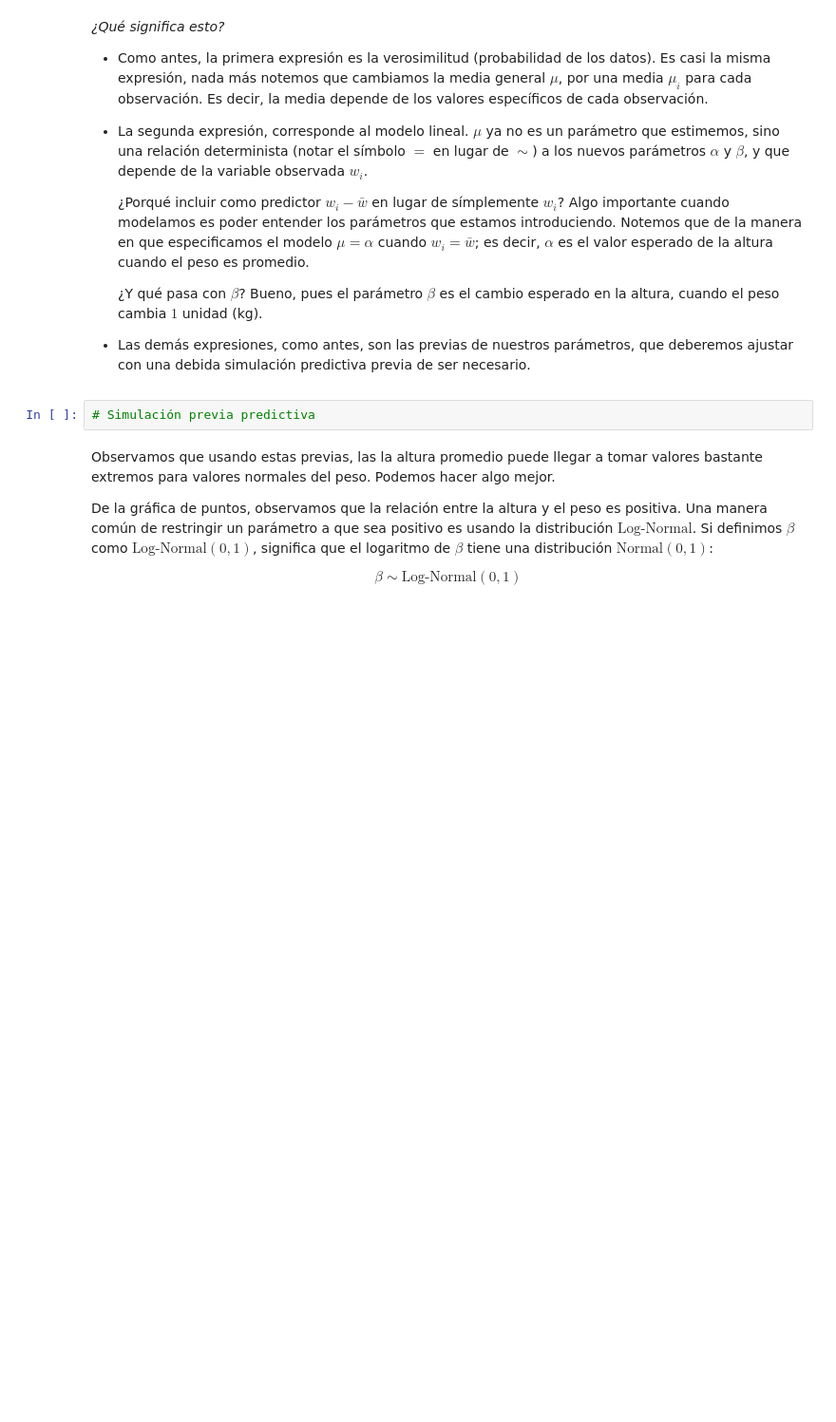
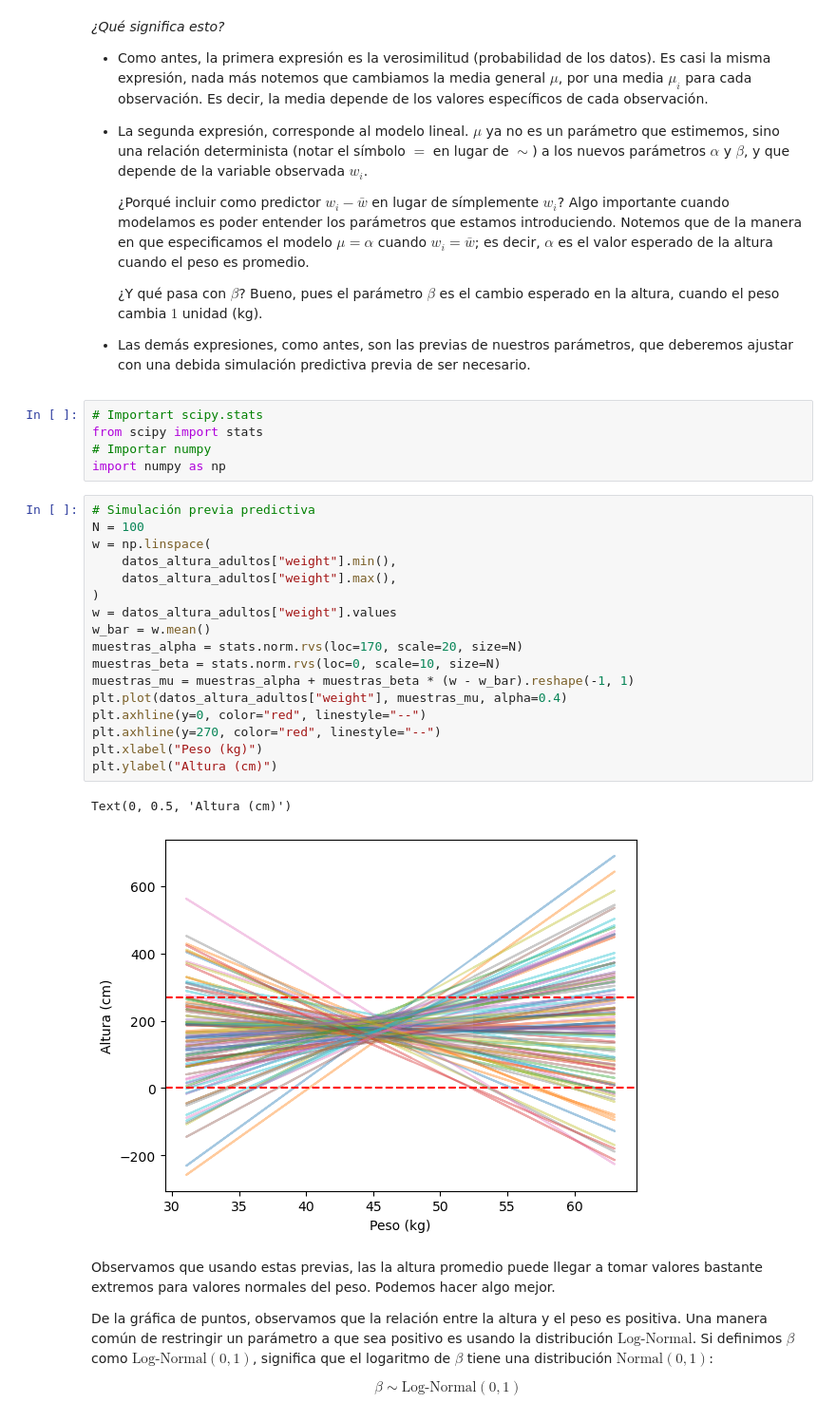
Before and after one commit to esjimenezro/mebo2024, a Jupyter notebook: modulo3/tema8/2-modelos-regresion-lineal.ipynb, the cells around one changed output. Shown at 95% size. Drawn from its saved outputs; the diff is of its cells as text; blank space fills up the shorter version.

```diff
--- a/modulo3/tema8/2-modelos-regresion-lineal.ipynb
+++ b/modulo3/tema8/2-modelos-regresion-lineal.ipynb
@@ -77,8 +104,31 @@ $$
   ¿Y qué pasa con $\beta$? Bueno, pues el parámetro $\beta$ es el cambio esperado en la altura, cuando el peso cambia $1$ unidad (kg).
 
 - Las demás expresiones, como antes, son las previas de nuestros parámetros, que deberemos ajustar con una debida simulación predictiva previa de ser necesario.
+# %%
+# Importart scipy.stats
+from scipy import stats
+# Importar numpy
+import numpy as np
 # %%
 # Simulación previa predictiva
+N = 100
+w = np.linspace(
+    datos_altura_adultos["weight"].min(),
+    datos_altura_adultos["weight"].max(),
+)
+w = datos_altura_adultos["weight"].values
+w_bar = w.mean()
+muestras_alpha = stats.norm.rvs(loc=170, scale=20, size=N)
+muestras_beta = stats.norm.rvs(loc=0, scale=10, size=N)
+muestras_mu = muestras_alpha + muestras_beta * (w - w_bar).reshape(-1, 1)
+plt.plot(datos_altura_adultos["weight"], muestras_mu, alpha=0.4)
+plt.axhline(y=0, color="red", linestyle="--")
+plt.axhline(y=270, color="red", linestyle="--")
+plt.xlabel("Peso (kg)")
+plt.ylabel("Altura (cm)")
+# %% [output]
+Text(0, 0.5, 'Altura (cm)')
+[figure, added]
 # %% [markdown]
 Observamos que usando estas previas, las la altura promedio puede llegar a tomar valores bastante extremos para valores normales del peso. Podemos hacer algo mejor.
 
```
Also changed, not shown: parts of 32 cells of this notebook.
